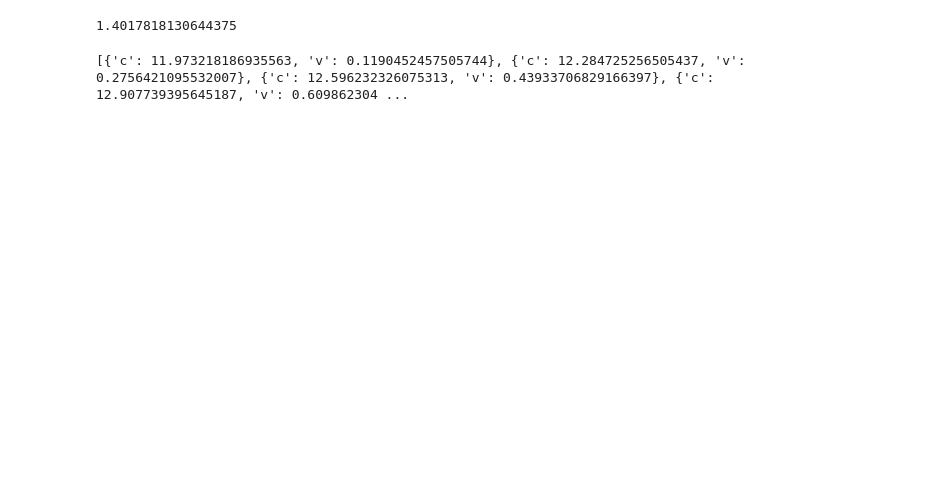
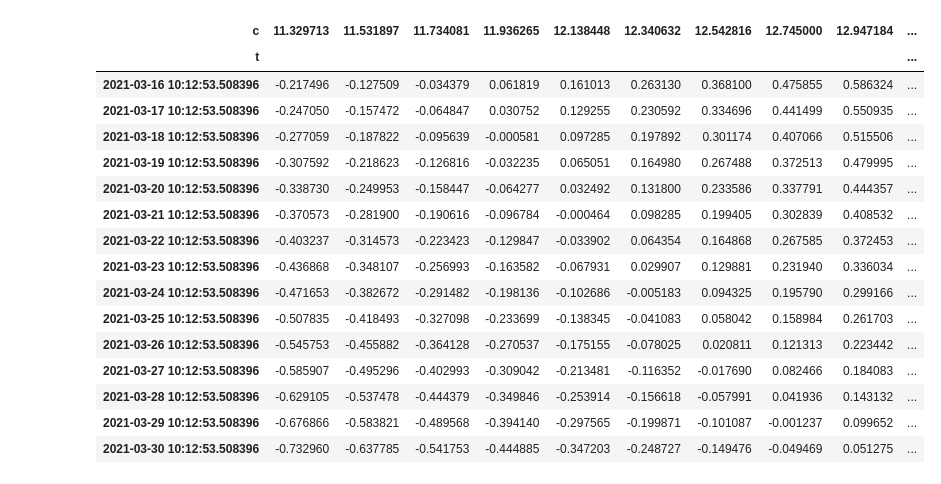
Before and after one commit to tgittos/money-printer-server, a Jupyter notebook: notebooks/options.ipynb, the cells around one changed output. Cells and saved outputs as stored; diff of their text form; code cells hidden in the pictures; blank space fills up the shorter version.

Commit message:
Updates a bunch of stonks, adds new ones
Adds options forecasting for calls

```diff
--- a/notebooks/options.ipynb
+++ b/notebooks/options.ipynb
@@ -72,21 +4,0 @@ print(flat_price)
-# %%
-print(data['c'].std())
-# %% [output]
-1.4017818130644375
-# %%
-std_devs = 1
-
-lower_b = last_close - (data['c'].std() * std_devs)
-upper_b = last_close + (data['c'].std() * std_devs)
-
-closes = np.linspace(lower_b, upper_b, 10)
-closes = [item for sublist in closes for item in sublist]
-
-price_range = []
-for i in closes:
-    price = bs_call(i, strike, t, uty, sigma)
-    price_range = price_range + [{ 'c': i, 'v': price}]
-
-print(price_range)
-# %% [output]
-[{'c': 11.973218186935563, 'v': 0.1190452457505744}, {'c': 12.284725256505437, 'v': 0.2756421095532007}, {'c': 12.596232326075313, 'v': 0.43933706829166397}, {'c': 12.907739395645187, 'v': 0.609862304 ...
@@ -92,0 +13,27 @@ print(price_range)
+# %%
+strike = 13
+expiry = "04-01-2021"
+std_devs = 1
+op = Options()
+# %%
+price_matrix = op.call_forecast(ticker, strike, expiry)
+# %%
+price_matrix
+# %% [output]
+| c | 11.329713 | 11.531897 | 11.734081 | 11.936265 | 12.138448 | 12.340632 | 12.542816 | 12.745000 | 12.947184 | ... |
+| t |  |  |  |  |  |  |  |  |  | ... |
+| 2021-03-16 10:12:53.508396 | -0.217496 | -0.127509 | -0.034379 | 0.061819 | 0.161013 | 0.263130 | 0.368100 | 0.475855 | 0.586324 | ... |
+| 2021-03-17 10:12:53.508396 | -0.247050 | -0.157472 | -0.064847 | 0.030752 | 0.129255 | 0.230592 | 0.334696 | 0.441499 | 0.550935 | ... |
+| 2021-03-18 10:12:53.508396 | -0.277059 | -0.187822 | -0.095639 | -0.000581 | 0.097285 | 0.197892 | 0.301174 | 0.407066 | 0.515506 | ... |
+| 2021-03-19 10:12:53.508396 | -0.307592 | -0.218623 | -0.126816 | -0.032235 | 0.065051 | 0.164980 | 0.267488 | 0.372513 | 0.479995 | ... |
+| 2021-03-20 10:12:53.508396 | -0.338730 | -0.249953 | -0.158447 | -0.064277 | 0.032492 | 0.131800 | 0.233586 | 0.337791 | 0.444357 | ... |
+| 2021-03-21 10:12:53.508396 | -0.370573 | -0.281900 | -0.190616 | -0.096784 | -0.000464 | 0.098285 | 0.199405 | 0.302839 | 0.408532 | ... |
+| 2021-03-22 10:12:53.508396 | -0.403237 | -0.314573 | -0.223423 | -0.129847 | -0.033902 | 0.064354 | 0.164868 | 0.267585 | 0.372453 | ... |
+| 2021-03-23 10:12:53.508396 | -0.436868 | -0.348107 | -0.256993 | -0.163582 | -0.067931 | 0.029907 | 0.129881 | 0.231940 | 0.336034 | ... |
+| 2021-03-24 10:12:53.508396 | -0.471653 | -0.382672 | -0.291482 | -0.198136 | -0.102686 | -0.005183 | 0.094325 | 0.195790 | 0.299166 | ... |
+| 2021-03-25 10:12:53.508396 | -0.507835 | -0.418493 | -0.327098 | -0.233699 | -0.138345 | -0.041083 | 0.058042 | 0.158984 | 0.261703 | ... |
+| 2021-03-26 10:12:53.508396 | -0.545753 | -0.455882 | -0.364128 | -0.270537 | -0.175155 | -0.078025 | 0.020811 | 0.121313 | 0.223442 | ... |
+| 2021-03-27 10:12:53.508396 | -0.585907 | -0.495296 | -0.402993 | -0.309042 | -0.213481 | -0.116352 | -0.017690 | 0.082466 | 0.184083 | ... |
+| 2021-03-28 10:12:53.508396 | -0.629105 | -0.537478 | -0.444379 | -0.349846 | -0.253914 | -0.156618 | -0.057991 | 0.041936 | 0.143132 | ... |
+| 2021-03-29 10:12:53.508396 | -0.676866 | -0.583821 | -0.489568 | -0.394140 | -0.297565 | -0.199871 | -0.101087 | -0.001237 | 0.099652 | ... |
+| 2021-03-30 10:12:53.508396 | -0.732960 | -0.637785 | -0.541753 | -0.444885 | -0.347203 | -0.248727 | -0.149476 | -0.049469 | 0.051275 | ... |
```
Also changed, not shown: parts of 9 cells of this notebook, 8 other files.
